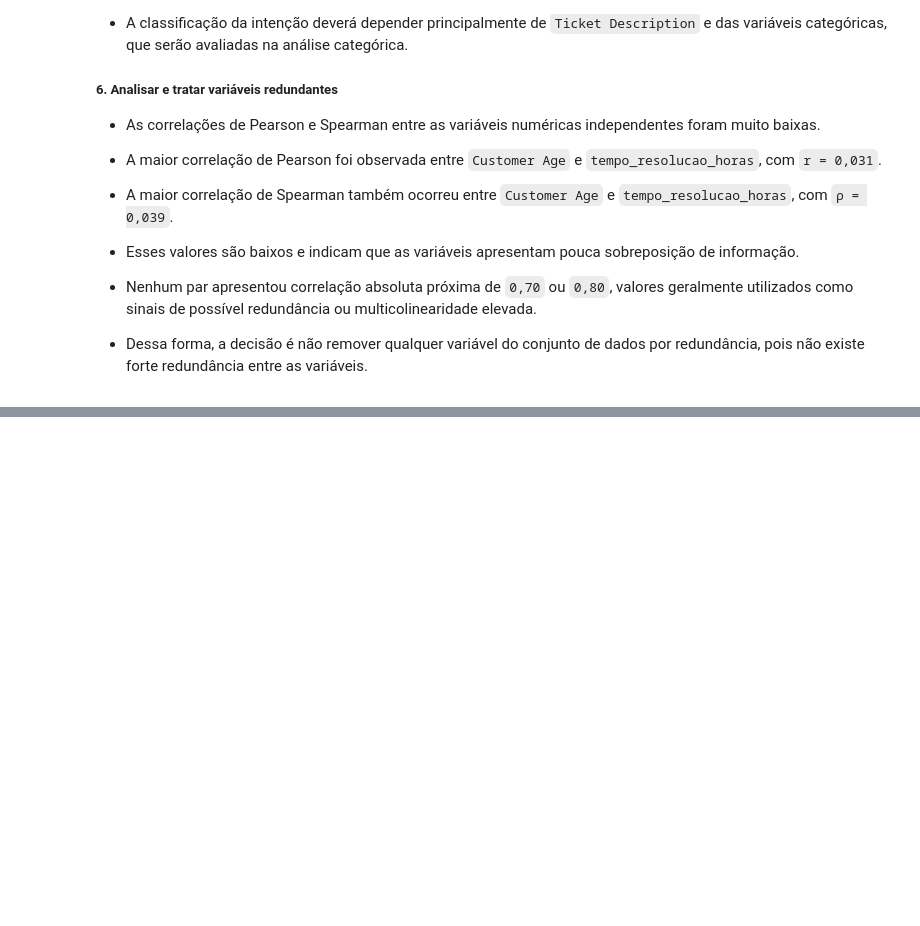
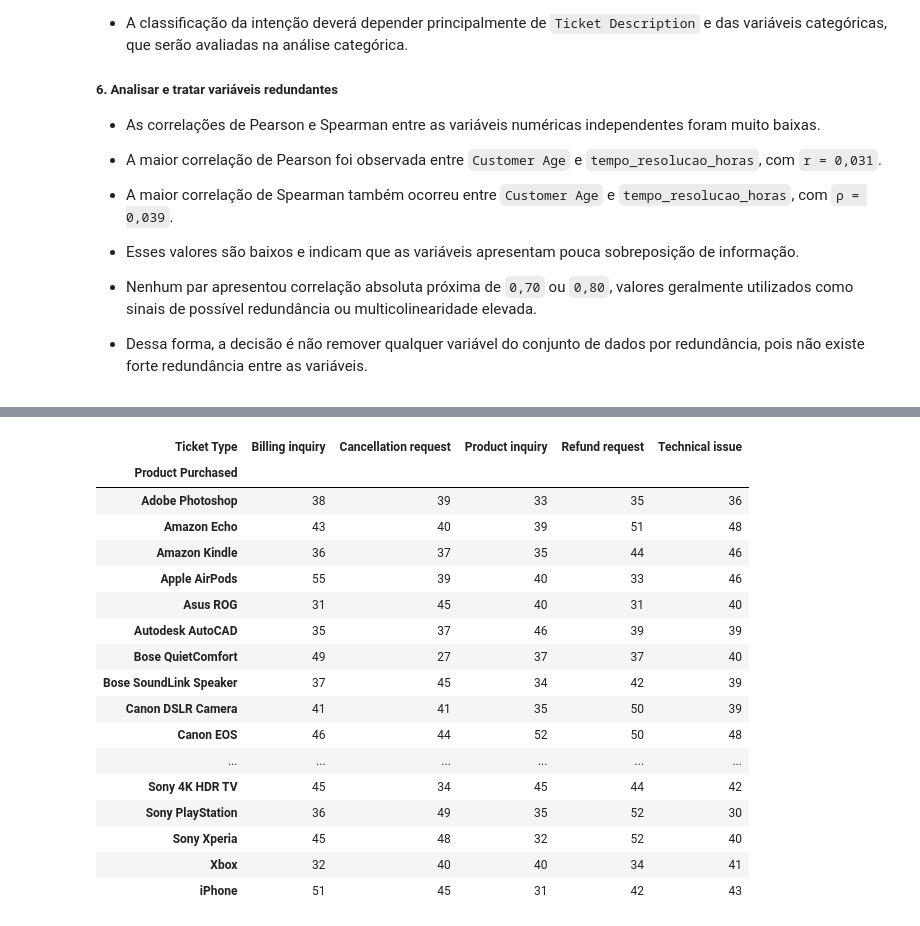
Before and after one commit to Phoenix7290/Caua-Guilherme-Gustavo-Marcos, a Jupyter notebook: eda/eda.ipynb, the cells around one changed output, grey strips where cells are left out. Saved outputs shown, nothing was run; the diff lists cells and outputs as text; code cells hidden in the pictures; blank space fills up the shorter version.

Commit message:
análise multivariada categorica

```diff
--- a/eda/eda.ipynb
+++ b/eda/eda.ipynb
@@ -959,0 +977,64 @@ Customer Satisfaction Rating x tempo_resolucao_horas: ρ = 0.003 (positiva)
+# %%
+colunas_categoricas = ["Customer Gender", "Product Purchased", "Ticket Status", "Ticket Priority",
+                        "Ticket Channel"]
+
+print_formatado("1. Associação entre alvo x independentes:")
+for coluna in colunas_categoricas:
+    print(f"\n{coluna} x Ticket Type:")
+
+    print("\nTabela de contingência:")
+    tabela_contingencia = pd.crosstab(df[coluna], df["Ticket Type"])
+    display(tabela_contingencia)
+
+    print("\nTeste Qui-quadrado:")
+    chi2, p_valor, graus_liberdade, frequencias_esperadas = chi2_contingency(tabela_contingencia)
+    print(f"χ² = {chi2:.3f}")
+    print(f"P-valor = {p_valor:.5f}")
+    print(f"Graus de liberdade = {graus_liberdade}")
+
+    print("\nV de Cramér:")
+    n = tabela_contingencia.to_numpy().sum()
+    menor_dimensao = min(tabela_contingencia.shape[0] - 1, tabela_contingencia.shape[1] - 1)
+    v_cramer = np.sqrt(chi2 / (n * menor_dimensao)) if menor_dimensao > 0 else np.nan
+    print(f"V de Cramér = {v_cramer:.3f}")
+
+for coluna in colunas_categoricas:
+    print(f"\n{coluna} x Ticket Subject:")
+
+    print("\nTabela de contingência:")
+    tabela_contingencia = pd.crosstab(df[coluna], df["Ticket Subject"])
+    display(tabela_contingencia)
+
+    print("\nTeste Qui-quadrado:")
+    chi2, p_valor, graus_liberdade, frequencias_esperadas = chi2_contingency(tabela_contingencia)
+    print(f"χ² = {chi2:.3f}")
+    print(f"P-valor = {p_valor:.5f}")
+    print(f"Graus de liberdade = {graus_liberdade}")
+
+    print("\nV de Cramér:")
+    n = tabela_contingencia.to_numpy().sum()
+    menor_dimensao = min(tabela_contingencia.shape[0] - 1, tabela_contingencia.shape[1] - 1)
+    v_cramer = np.sqrt(chi2 / (n * menor_dimensao)) if menor_dimensao > 0 else np.nan
+    print(f"V de Cramér = {v_cramer:.3f}")
+
+print_formatado("2. Associação entre variáveis independentes:")
+for coluna_1, coluna_2 in combinations(colunas_categoricas, 2):
+
+    print(f"\n{coluna_1} x {coluna_2}:")
+
+    print("\nTabela de contingência:")
+    tabela_contingencia = pd.crosstab(df[coluna_1], df[coluna_2])
+    display(tabela_contingencia)
+
+    print("\nTeste Qui-quadrado:")
+    chi2, p_valor, graus_liberdade, frequencias_esperadas = chi2_contingency(tabela_contingencia)
+    print(f"χ² = {chi2:.3f}")
+    print(f"P-valor = {p_valor:.5f}")
+    print(f"Graus de liberdade = {graus_liberdade}")
+
+    print("\nV de Cramér:")
+    n = tabela_contingencia.to_numpy().sum()
+    menor_dimensao = min(tabela_contingencia.shape[0] - 1, tabela_contingencia.shape[1] - 1)
+    v_cramer = np.sqrt(chi2 / (n * menor_dimensao)) if menor_dimensao > 0 else np.nan
+    print(f"V de Cramér = {v_cramer:.3f}")
+# %% [output]
@@ -959,0 +1064,18 @@ Customer Satisfaction Rating x tempo_resolucao_horas: ρ = 0.003 (positiva)
+| Ticket Type | Billing inquiry | Cancellation request | Product inquiry | Refund request | Technical issue |
+| Product Purchased |  |  |  |  |  |
+| Adobe Photoshop | 38 | 39 | 33 | 35 | 36 |
+| Amazon Echo | 43 | 40 | 39 | 51 | 48 |
+| Amazon Kindle | 36 | 37 | 35 | 44 | 46 |
+| Apple AirPods | 55 | 39 | 40 | 33 | 46 |
+| Asus ROG | 31 | 45 | 40 | 31 | 40 |
+| Autodesk AutoCAD | 35 | 37 | 46 | 39 | 39 |
+| Bose QuietComfort | 49 | 27 | 37 | 37 | 40 |
+| Bose SoundLink Speaker | 37 | 45 | 34 | 42 | 39 |
+| Canon DSLR Camera | 41 | 41 | 35 | 50 | 39 |
+| Canon EOS | 46 | 44 | 52 | 50 | 48 |
+| ... | ... | ... | ... | ... | ... |
+| Sony 4K HDR TV | 45 | 34 | 45 | 44 | 42 |
+| Sony PlayStation | 36 | 49 | 35 | 52 | 30 |
+| Sony Xperia | 45 | 48 | 32 | 52 | 40 |
+| Xbox | 32 | 40 | 40 | 34 | 41 |
+| iPhone | 51 | 45 | 31 | 42 | 43 |
```
Also changed, not shown: parts of 6 cells of this notebook.
